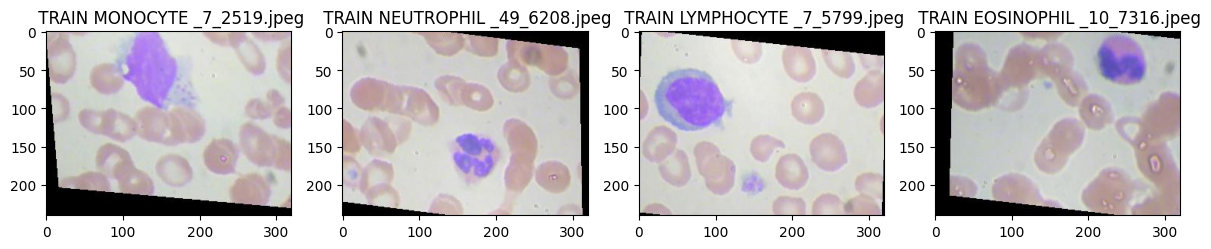
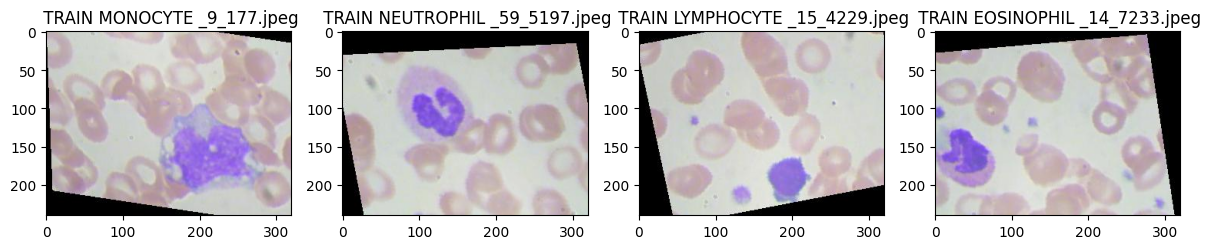
The notebook cell's code change between the first figure and the second:
--- before
+++ after
@@ -8,3 +8,4 @@
     plt.tight_layout()
 
+plt.savefig('../results/figures/image_analysis_train.png', dpi=150, bbox_inches='tight')
     

Commit: feat: agregar matrices de confusion y figuras finales